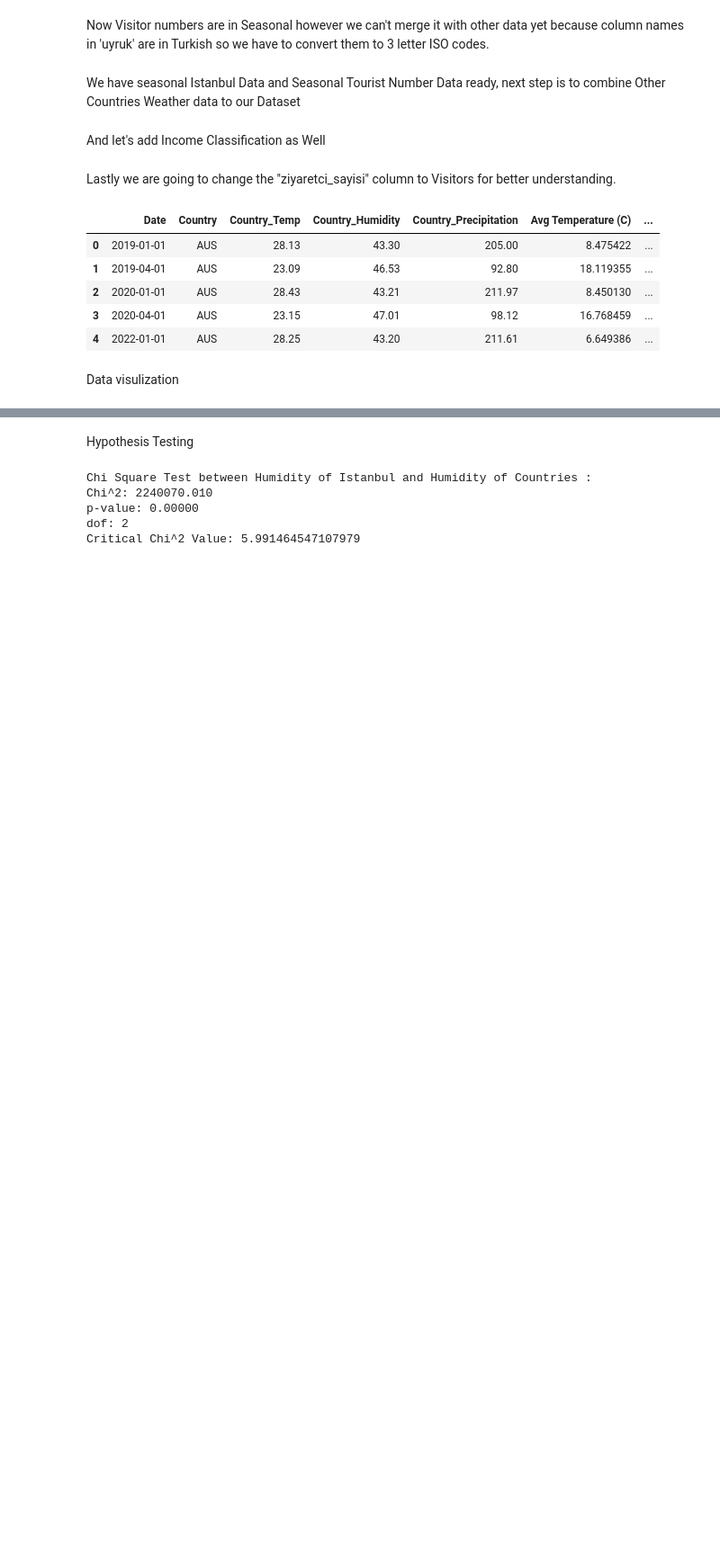
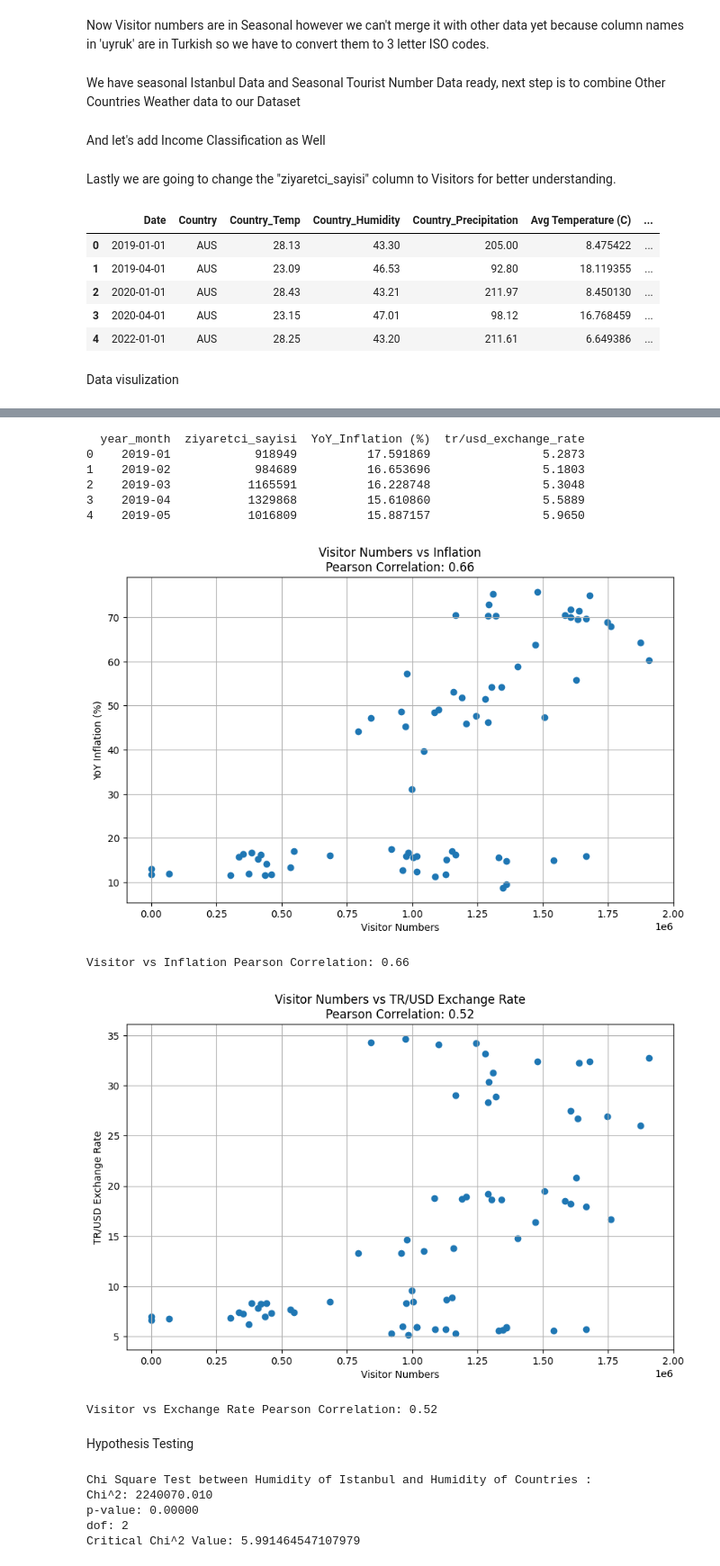
Before and after one commit to BoraComert/Bora-DSA210-Project, a Jupyter notebook: codes.ipynb, the cells around one changed output, grey strips where cells are left out. Shown at 90% size. Cells and saved outputs as stored; diff of their text form; code cells hidden in the pictures; blank space fills up the shorter version.

```diff
--- a/codes.ipynb
+++ b/codes.ipynb
@@ -472,3 +518,57 @@ Data visulization
+# %%
+import pandas as pd
+import matplotlib.pyplot as plt
+from scipy.stats import pearsonr
+
+# Load the data
+file_path = 'merged_visitors_inflation.csv'
+df = pd.read_csv(file_path)
+
+
+print(df.head())
+
+# Visitor Numbers vs Inflation
+
+# Calculate Pearson correlation
+visitor_inflation_corr, _ = pearsonr(df['ziyaretci_sayisi'], df['YoY_Inflation (%)'])
+
+# Plot
+plt.figure(figsize=(10, 6))
+plt.scatter(df['ziyaretci_sayisi'], df['YoY_Inflation (%)'])
+plt.title(f'Visitor Numbers vs Inflation\nPearson Correlation: {visitor_inflation_corr:.2f}')
+plt.xlabel('Visitor Numbers')
+plt.ylabel('YoY Inflation (%)')
+plt.grid(True)
+plt.show()
+
+print(f"Visitor vs Inflation Pearson Correlation: {visitor_inflation_corr:.2f}")
+
+# Visitor Numbers vs Exchange Rate
+
+# Calculate Pearson correlation
+visitor_exchange_corr, _ = pearsonr(df['ziyaretci_sayisi'], df['tr/usd_exchange_rate'])
+
+# Plot
+plt.figure(figsize=(10, 6))
+plt.scatter(df['ziyaretci_sayisi'], df['tr/usd_exchange_rate'])
+plt.title(f'Visitor Numbers vs TR/USD Exchange Rate\nPearson Correlation: {visitor_exchange_corr:.2f}')
+plt.xlabel('Visitor Numbers')
+plt.ylabel('TR/USD Exchange Rate')
+plt.grid(True)
+plt.show()
+
+print(f"Visitor vs Exchange Rate Pearson Correlation: {visitor_exchange_corr:.2f}")
+# %% [output]
+  year_month  ziyaretci_sayisi  YoY_Inflation (%)  tr/usd_exchange_rate
+0    2019-01            918949          17.591869                5.2873
+1    2019-02            984689          16.653696                5.1803
+2    2019-03           1165591          16.228748                5.3048
+3    2019-04           1329868          15.610860                5.5889
+4    2019-05           1016809          15.887157                5.9650
+[figure, added]
+Visitor vs Inflation Pearson Correlation: 0.66
+[figure, added]
+Visitor vs Exchange Rate Pearson Correlation: 0.52
 # %% [markdown]
 Hypothesis Testing
 # %%
```
Also changed, not shown: parts of 1 cell of this notebook.
